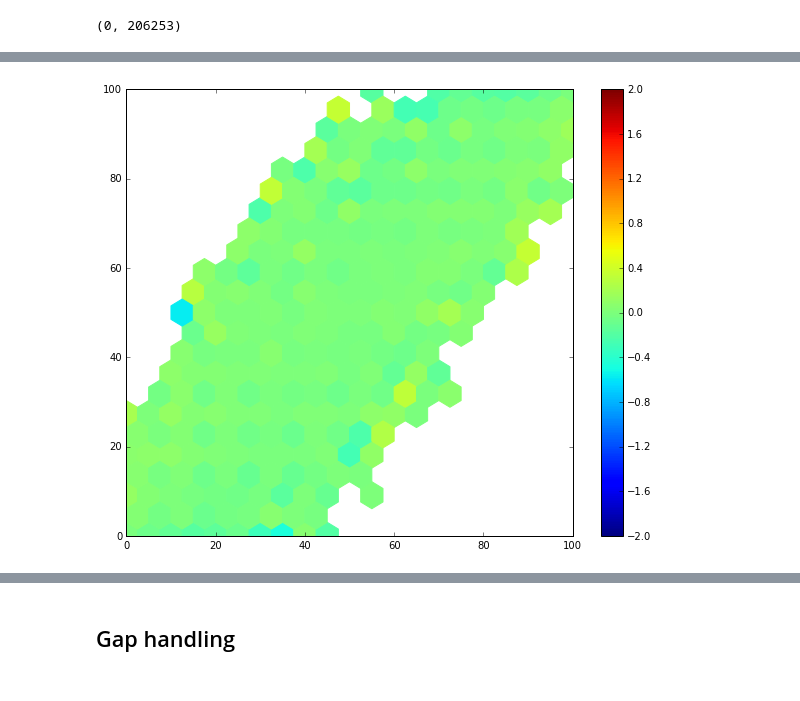
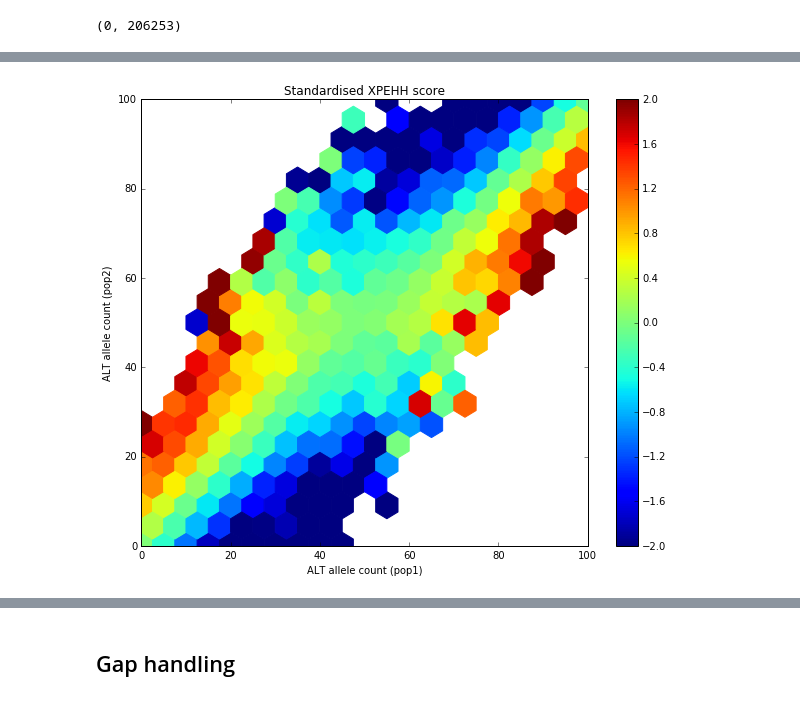
Before and after one commit to cggh/scikit-allel, a Jupyter notebook: notebooks/profiling/xpehh.ipynb, the cells around one changed output, grey strips where cells are left out. Cells and saved outputs as stored; diff of their text form; code cells hidden in the pictures.

```diff
--- a/notebooks/profiling/xpehh.ipynb
+++ b/notebooks/profiling/xpehh.ipynb
@@ -37,7 +37,7 @@ HaplotypeArray((1000000, 100), dtype=int8)
 | 4 | 0 | 0 | 0 | 0 | 0 | ... | 0 | 0 | 0 | 0 | 0 |
 ...
 # %%
-h2 = allel.GenotypeArray(callset['3R']['calldata/genotype'][:n_variants, -n_samples:]).to_haplotypes()
+h2 = allel.GenotypeArray(callset['3R']['calldata/genotype'][loc_variants, -n_samples:]).to_haplotypes()
 h2
 # %% [output]
 HaplotypeArray((1000000, 100), dtype=int8)
@@ -49,7 +49,7 @@ HaplotypeArray((1000000, 100), dtype=int8)
 | 4 | 0 | 0 | 0 | 0 | 0 | ... | 0 | 0 | 0 | 0 | 0 |
 ...
 # %%
-pos = callset['3R']['variants/POS'][:n_variants]
+pos = callset['3R']['variants/POS'][loc_variants]
 pos
 # %% [output]
 array([   1252,    1262,    1271, ..., 3808745, 3808748, 3808749], dtype=int32)
@@ -76,4 +76,4 @@ Wall time: 42.6 s
 # %%
 %%time
-score = allel.stats.xpehh(h1_seg, h2_seg, pos_seg, min_ehh=0.05, include_edges=True, use_threads=False)
+score = allel.stats.xpehh(h1_seg, h2_seg, pos_seg, min_ehh=0.05, include_edges=True, use_threads=False, max_gap=100000, clip_gap=1000)
 # %% [output]
@@ -231,3 +126,5 @@ np.count_nonzero(np.isnan(score_normed))
+# %%
+score_standardized = allel.stats.standardize(score)
 # %%
 plt.hist(score[~np.isnan(score)], bins=20);
 # %% [output]
@@ -243,9 +136,12 @@ plt.hist(score_normed[~np.isnan(score_normed)], bins=20);
 # %%
 x = ac1_seg[:, 1]
 y = ac2_seg[:, 1]
-C = score_centred
+C = score_standardized
 plt.figure(figsize=(10, 8))
 plt.hexbin(x, y, C, gridsize=20, vmin=-2, vmax=2)
-plt.colorbar();
+plt.colorbar()
+plt.xlabel('ALT allele count (pop1)')
+plt.ylabel('ALT allele count (pop2)')
+plt.title('Standardised XPEHH score');
 # %% [output]
-[figure, old version]
+[figure, new version]
```
Also changed, not shown: parts of 65 cells of this notebook, 4 other files.
